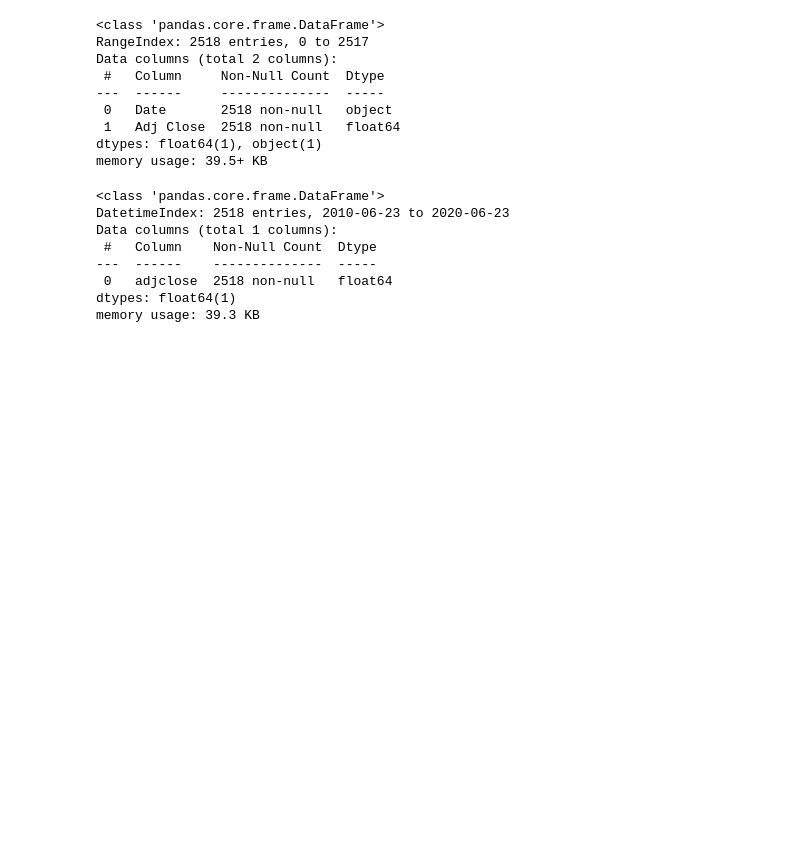
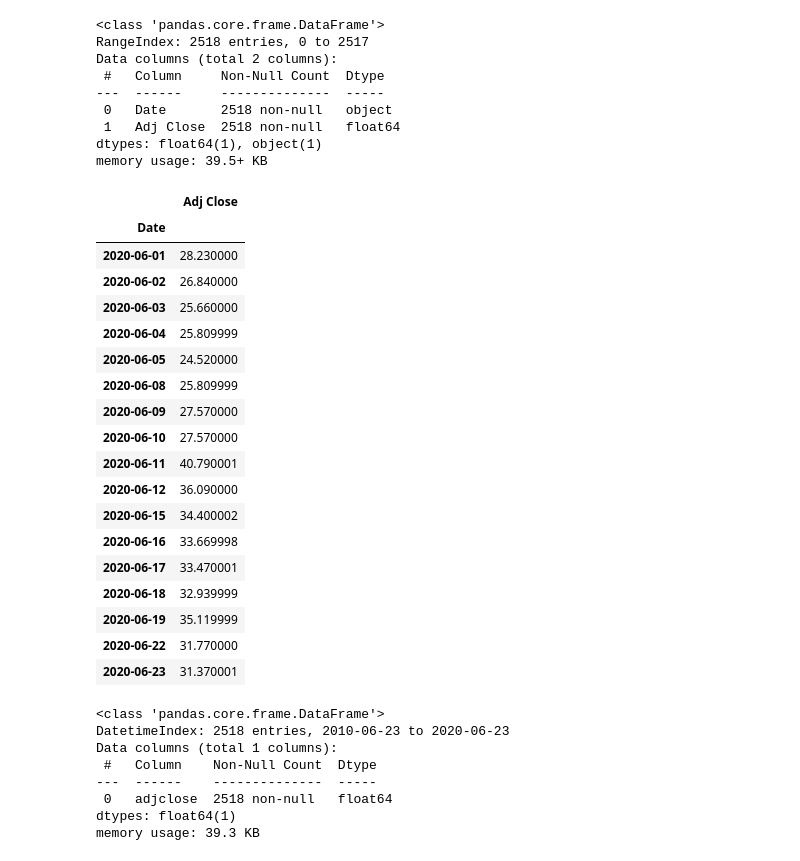
Before and after one commit to rajeevpanwar/Vix-Volatility-Predictor, a Jupyter notebook: vix_preprocessing_eda.ipynb, the cells around one changed output. Saved outputs shown, nothing was run; the diff lists cells and outputs as text; code cells hidden in the pictures; blank space fills up the shorter version.

```diff
--- a/vix_preprocessing_eda.ipynb
+++ b/vix_preprocessing_eda.ipynb
@@ -93,6 +95,28 @@ vix_model_data["Date"] = pd.to_datetime(vix_model_data["Date"])
 # %%
 # Setting Date as Index
 vix_model_data.set_index('Date', inplace=True)
+# %%
+vix_model_data['2020-06']
+# %% [output]
+|  | Adj Close |
+| Date |  |
+| 2020-06-01 | 28.230000 |
+| 2020-06-02 | 26.840000 |
+| 2020-06-03 | 25.660000 |
+| 2020-06-04 | 25.809999 |
+| 2020-06-05 | 24.520000 |
+| 2020-06-08 | 25.809999 |
+| 2020-06-09 | 27.570000 |
+| 2020-06-10 | 27.570000 |
+| 2020-06-11 | 40.790001 |
+| 2020-06-12 | 36.090000 |
+| 2020-06-15 | 34.400002 |
+| 2020-06-16 | 33.669998 |
+| 2020-06-17 | 33.470001 |
+| 2020-06-18 | 32.939999 |
+| 2020-06-19 | 35.119999 |
+| 2020-06-22 | 31.770000 |
+| 2020-06-23 | 31.370001 |
 # %%
 # Rename column
 vix_model_data.rename(columns={"Adj Close": "adjclose"},inplace=True)
```
Also changed, not shown: parts of 4 cells of this notebook, 18 other files.
